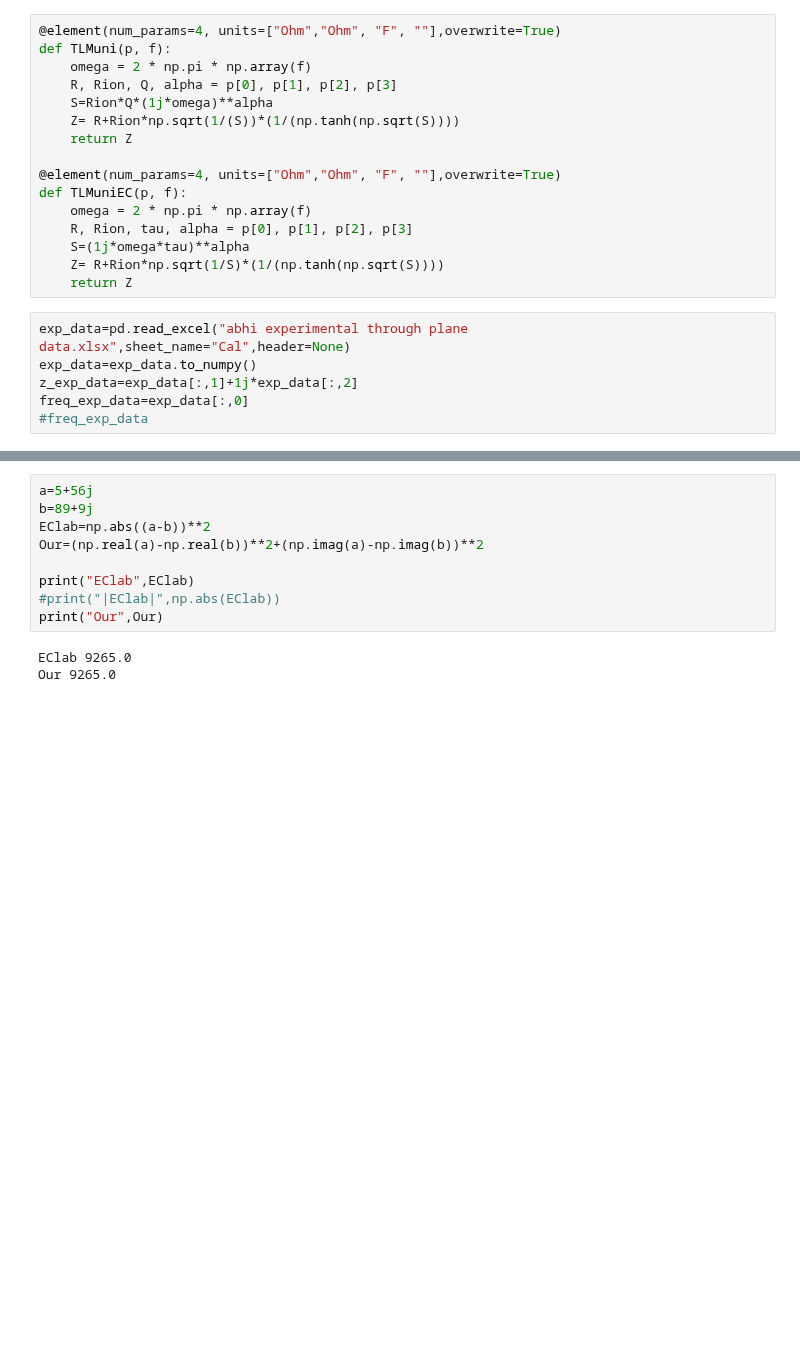
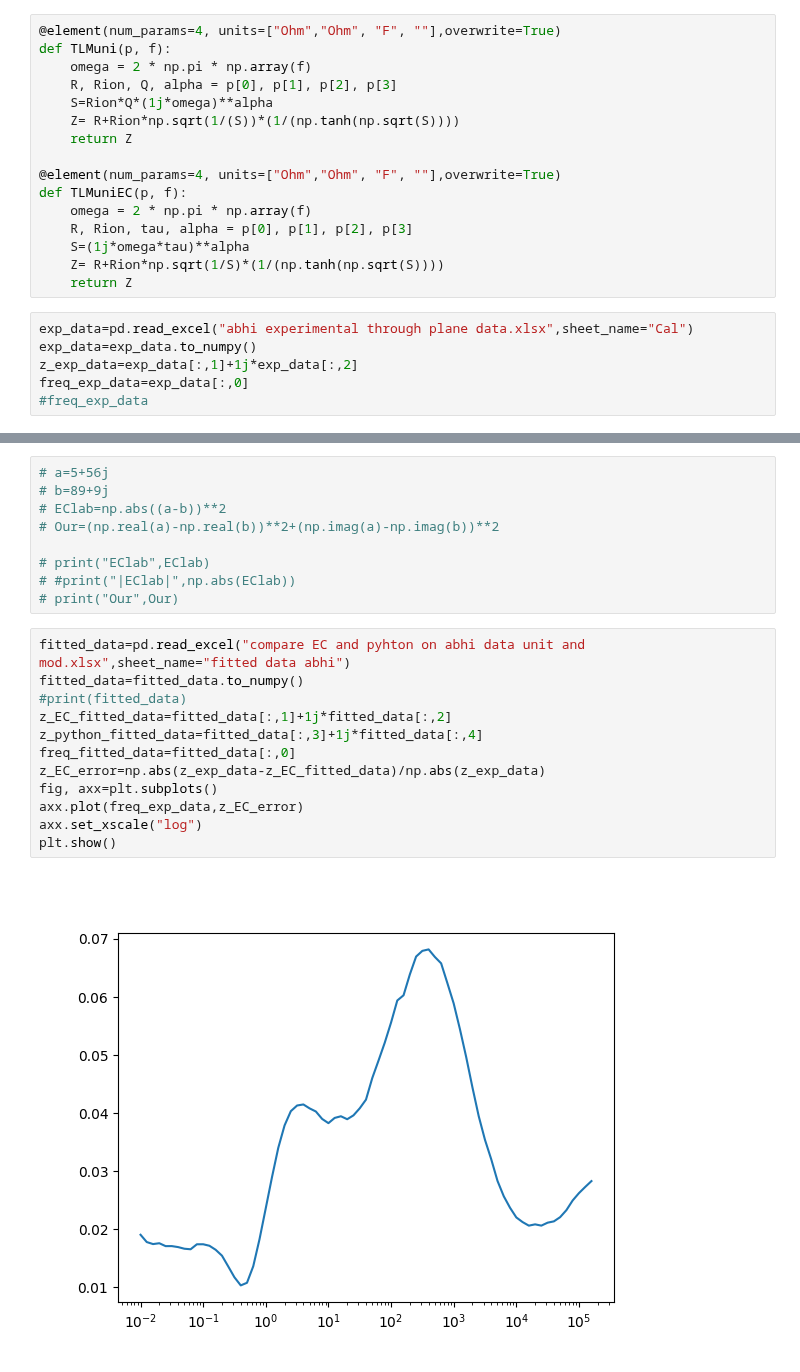
Before and after one commit to Yugal0/fitting-eis-inhomo-electrode, a Jupyter notebook: python/experimental/fit_abhi_Cal_data.ipynb, the cells around one changed output, grey strips where cells are left out. Cells and saved outputs as stored; diff of their text form; blank space fills up the shorter version.

```diff
--- a/python/experimental/fit_abhi_Cal_data.ipynb
+++ b/python/experimental/fit_abhi_Cal_data.ipynb
@@ -47,7 +47,7 @@ def TLMuniEC(p, f):
     Z= R+Rion*np.sqrt(1/S)*(1/(np.tanh(np.sqrt(S))))
     return Z
 # %%
-exp_data=pd.read_excel("abhi experimental through plane data.xlsx",sheet_name="Cal",header=None)
+exp_data=pd.read_excel("abhi experimental through plane data.xlsx",sheet_name="Cal")
 exp_data=exp_data.to_numpy()
 z_exp_data=exp_data[:,1]+1j*exp_data[:,2]
 freq_exp_data=exp_data[:,0]
@@ -84,13 +84,24 @@ Chi by sqrt(N) 23.97612220539132
 [figure]
 # %%
-a=5+56j
-b=89+9j
-EClab=np.abs((a-b))**2
-Our=(np.real(a)-np.real(b))**2+(np.imag(a)-np.imag(b))**2
+# a=5+56j
+# b=89+9j
+# EClab=np.abs((a-b))**2
+# Our=(np.real(a)-np.real(b))**2+(np.imag(a)-np.imag(b))**2
 
-print("EClab",EClab)
-#print("|EClab|",np.abs(EClab))
-print("Our",Our)
+# print("EClab",EClab)
+# #print("|EClab|",np.abs(EClab))
+# print("Our",Our)
-# %% [output]
-EClab 9265.0
-Our 9265.0
+# %%
+fitted_data=pd.read_excel("compare EC and pyhton on abhi data unit and mod.xlsx",sheet_name="fitted data abhi")
+fitted_data=fitted_data.to_numpy()
+#print(fitted_data)
+z_EC_fitted_data=fitted_data[:,1]+1j*fitted_data[:,2]
+z_python_fitted_data=fitted_data[:,3]+1j*fitted_data[:,4]
+freq_fitted_data=fitted_data[:,0]
+z_EC_error=np.abs(z_exp_data-z_EC_fitted_data)/np.abs(z_exp_data)
+fig, axx=plt.subplots()
+axx.plot(freq_exp_data,z_EC_error)
+axx.set_xscale("log")
+plt.show()
+# %% [output]
+[figure, added]
```
Also changed, not shown: parts of 2 cells of this notebook, 5 other files.
